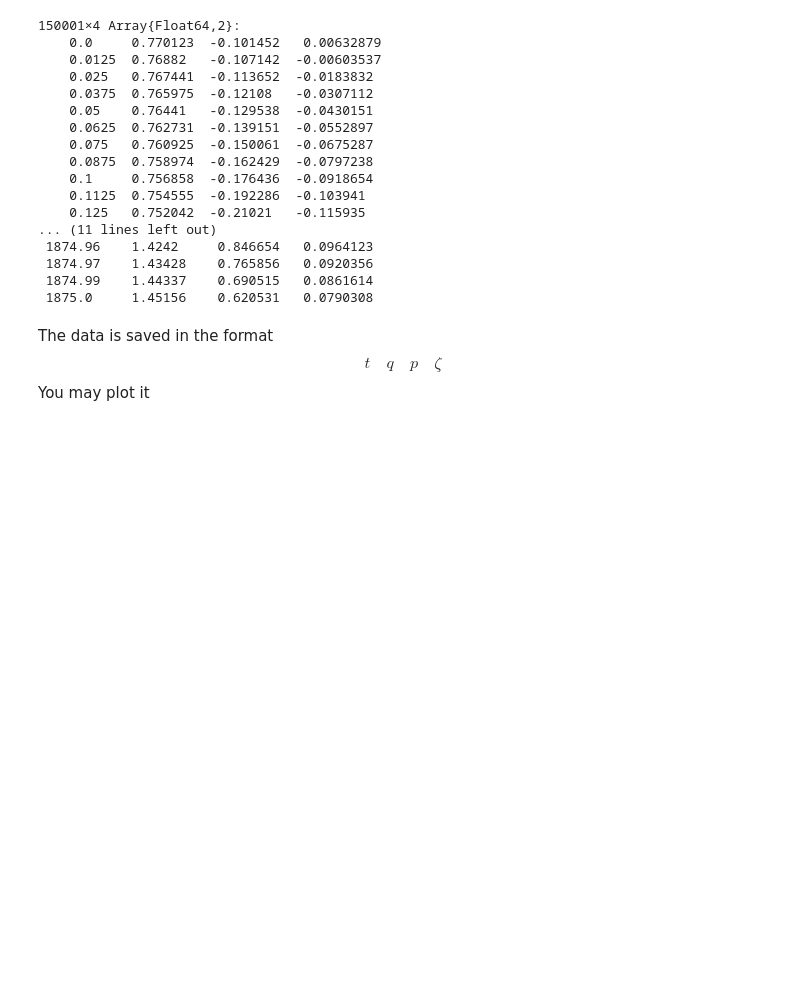
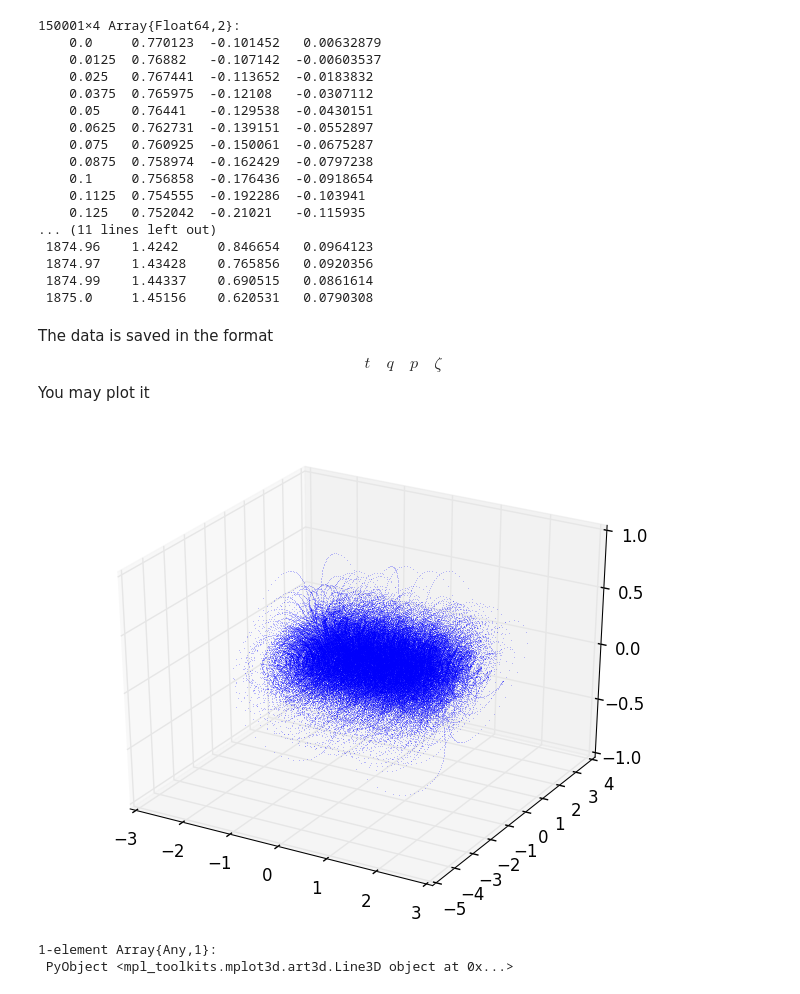
Before and after one commit to dapias/ST1Ds, a Jupyter notebook: Examples/Running Simulations.ipynb, the cells around one changed output. Saved outputs shown, nothing was run; the diff lists cells and outputs as text; code cells hidden in the pictures; blank space fills up the shorter version.

Commit message:
Add graphic

```diff
--- a/Examples/Running Simulations.ipynb
+++ b/Examples/Running Simulations.ipynb
@@ -100,3 +100,9 @@ The data is saved in the format
 You may plot it
 # %%
 using PyPlot
+# %%
+plot3D(trajectory[:,2], trajectory[:,3], trajectory[:,4], ".", ms = 0.5, alpha = 0.3)
+# %% [output]
+[figure, added]
+1-element Array{Any,1}:
+ PyObject <mpl_toolkits.mplot3d.art3d.Line3D object at 0x...>
```
